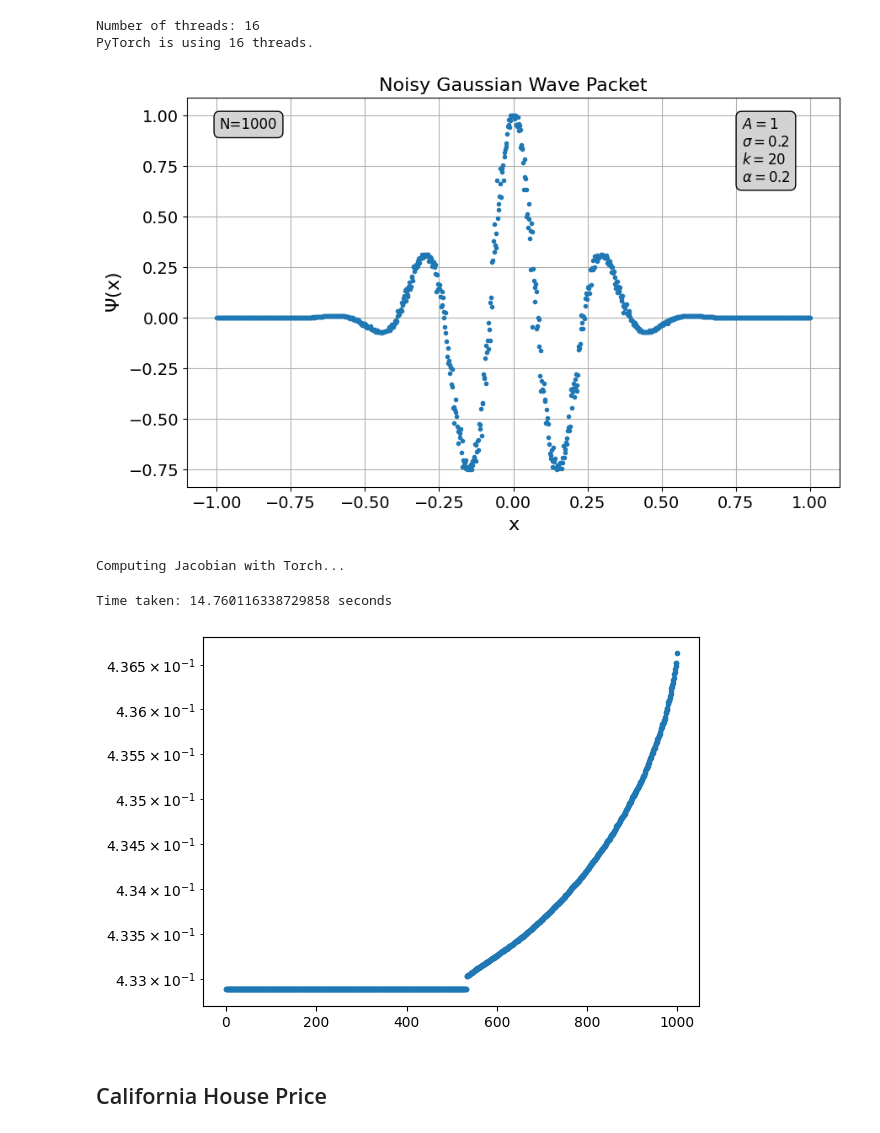
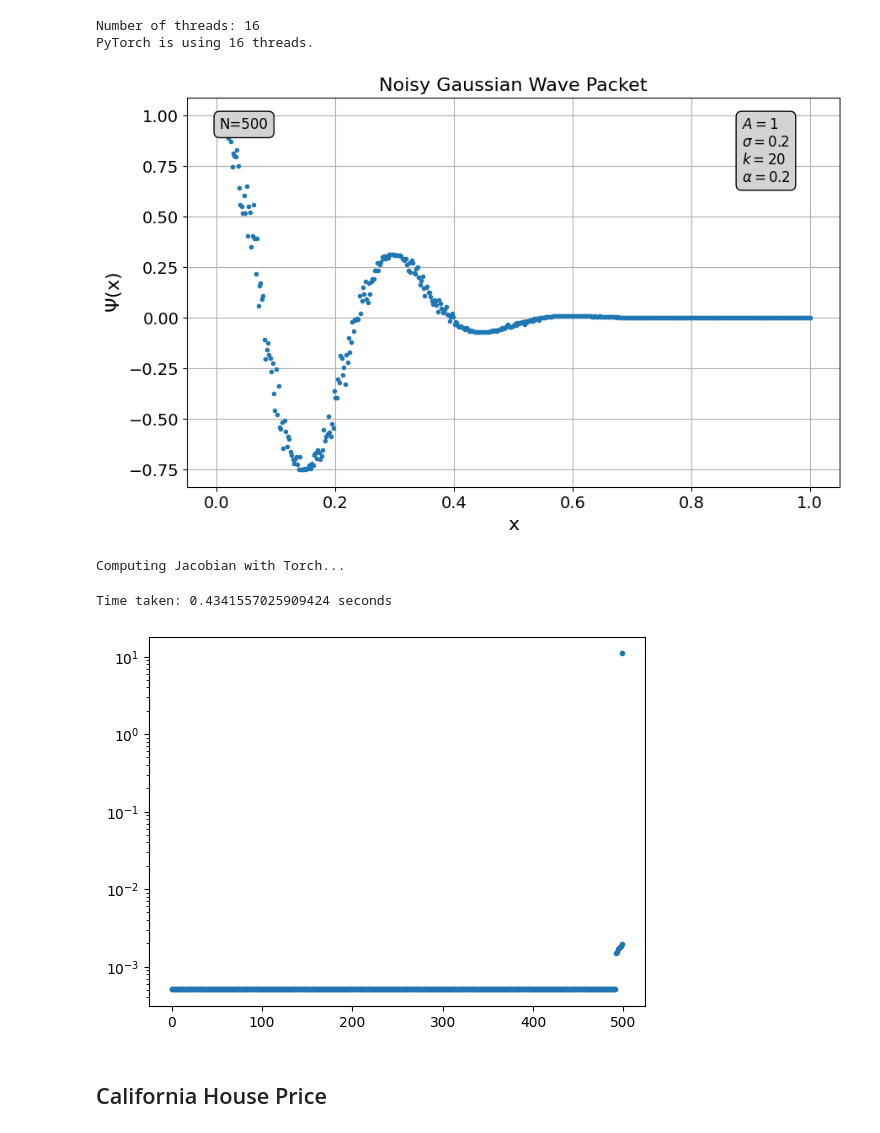
Before and after one commit to tristanth03/DMML, a Jupyter notebook: lokaverkefni/Data/prem_results.ipynb, the cells around one changed output. Saved outputs shown, nothing was run; the diff lists cells and outputs as text; code cells hidden in the pictures.

```diff
--- a/lokaverkefni/Data/prem_results.ipynb
+++ b/lokaverkefni/Data/prem_results.ipynb
@@ -38,7 +38,7 @@ k = 20
 alpha = 0.2
 
 # Step 2: Define the range of x values
-x_vals = torch.linspace(-1, 1, 1000)
+x_vals = torch.linspace(0, 1, 500)
 
 # Step 3: Generate the wave function with noise
 psi_vals = noisy_gaussian_wave_function(x_vals, k=k, sigma=sigma, A=A)
@@ -72,12 +72,12 @@ plt.text(0.05, 0.95, param_text2, transform=plt.gca().transAxes,
          bbox=dict(boxstyle="round,pad=0.4", edgecolor="black", facecolor="lightgray"))
 plt.show()
 # %% [output]
-[figure, old version]
+[figure, new version]
 # %%
 from kernel_layer import KernelMatrix
 from kernel_layer import DenseNTK
 import torch.nn as nn
-
+torch.manual_seed(123)
 
 
 def ffnn_model(D, K, M):
@@ -89,36 +89,37 @@ def ffnn_model(D, K, M):
 
     # Add the remaining hidden layers dynamically
     for i in range(1, len(M)):
         layers.append(DenseNTK(M[i-1], M[i], activation=nn.ReLU(), bias=True))
 
     # Add the final output layer with the last hidden layer size and output size K
     layers.append(DenseNTK(M[-1], K, activation=nn.Identity(), bias=True))
 
     # Create the model using nn.Sequential
     model = nn.Sequential(*layers)
 
     return model
 
 
 D = x_vals.shape[0]
 K = psi_vals.shape[0]
-M = [1000]  # Number of nodes per hidden layer
+M = [128]  # Number of nodes per hidden layer
 NTK_ = KernelMatrix()
 model = ffnn_model(D,K,M)
 Df = NTK_.jacobian_torch(model, x_vals, show_progress=True)
 
 kernel = torch.mm(Df,Df.T)
 # eigenvalues are real (for the kernel matrix)
 eig = torch.linalg.eigvals(kernel).real.to(dtype=torch.float32)
 eta = 1/(eig[1].item()) # 1/(lambda_max)
 
 plt.plot(torch.sort(eig)[0],'.')
+
 plt.yscale('log')
 plt.show()
 # %% [output]
 Computing Jacobian with Torch...
-Time taken: 14.760116338729858 seconds
+Time taken: 0.4341557025909424 seconds
-[figure, old version]
+[figure, new version]
 # %% [markdown]
 ## California House Price
 # %%
```
Also changed, not shown: parts of 1 cell of this notebook, 10 other files.
